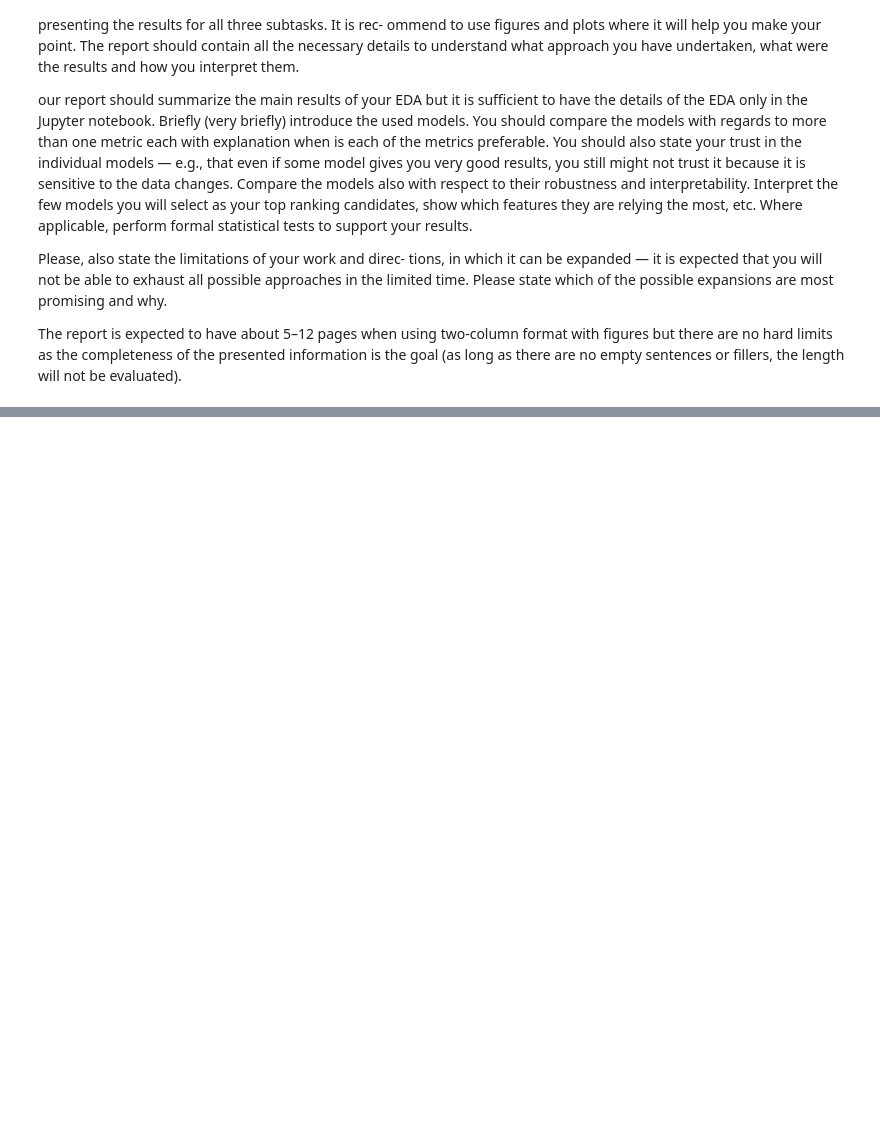
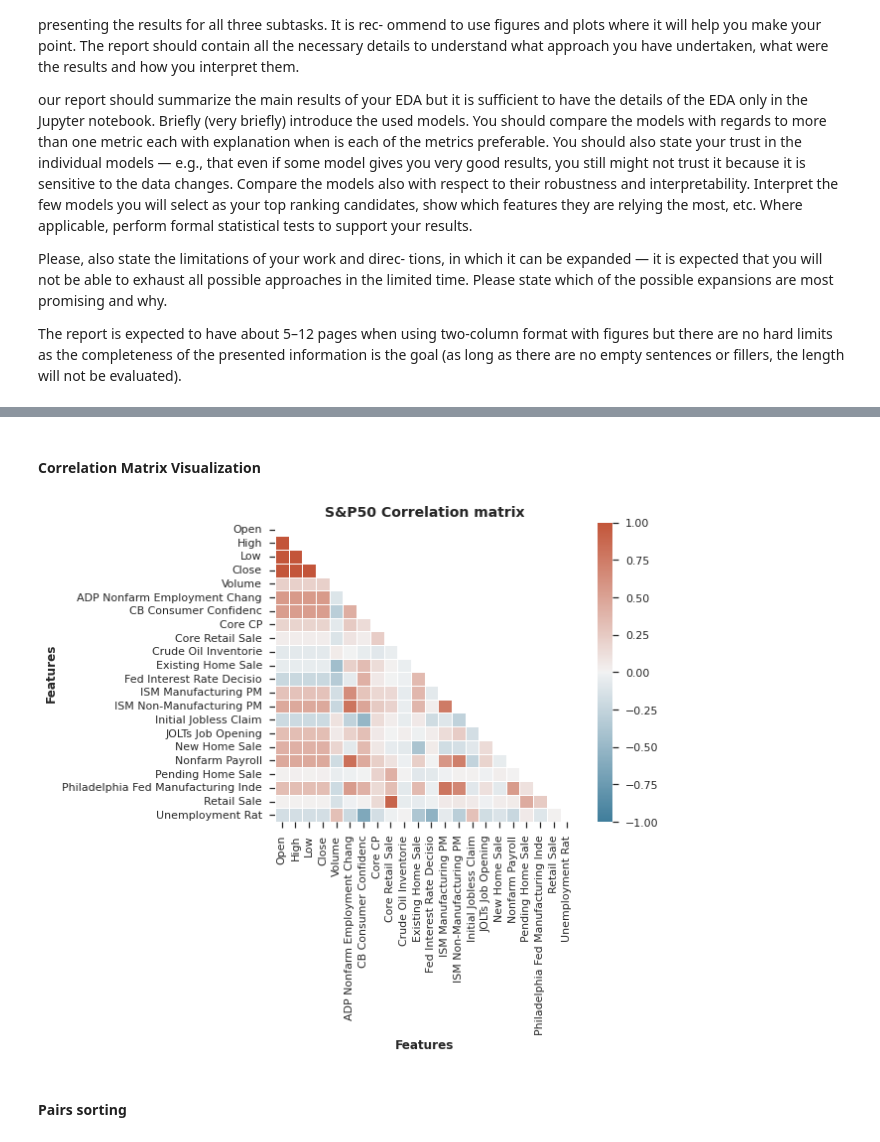
Before and after one commit to JanKorinek/03_Regression-SP500_Volumes_Prediction, a Jupyter notebook: EDA-S&P500_Regression.ipynb, the cells around one changed output, grey strips where cells are left out. Saved outputs shown, nothing was run; the diff lists cells and outputs as text; code cells hidden in the pictures; blank space fills up the shorter version.

```diff
--- a/EDA-S&P500_Regression.ipynb
+++ b/EDA-S&P500_Regression.ipynb
@@ -92,0 +294,33 @@ Dataset processing finished in: 0:00:20
+# %% [markdown]
+#### Correlation Matrix Visualization
+# %%
+# Clean and prepare df for correlation matrix plot
+df_cat = sp500_work.copy(deep=True)
+df_cat = df_cat.dropna()
+
+# df_cat = df_cat.drop(columns=['date', 'year_month', 'year'])
+# df_cat = pd.get_dummies(df_cat)
+
+# Compute the correlation matrix
+corr = df_cat.corr()
+
+# Generate a mask for the upper triangle
+mask = np.triu(np.ones_like(corr, dtype=bool))
+
+# Set up the matplotlib figure
+f, ax = plt.subplots(figsize=(10, 8))
+
+# Generate a custom diverging colormap
+cmap = sns.diverging_palette(230, 20, as_cmap=True)
+
+# Plot the matrix
+sns.heatmap(corr, mask=mask, annot=False, square=True, linewidths=.5, vmin=-1, vmax=1, cmap=cmap)
+plt.title("S&P500 Correlation matrix", fontsize=MEDIUM_SIZE, fontweight='bold')
+plt.xlabel("Features", fontweight='bold', fontsize=SMALL_SIZE,)
+plt.ylabel("Features", fontweight='bold', fontsize=SMALL_SIZE,)
+plt.tight_layout()
+plt.savefig('export/sp500_corr_matrix.pdf', dpi=1000)
+# %% [output]
+[figure, added]
+# %% [markdown]
+#### Pairs sorting
```
Also changed, not shown: parts of 19 cells of this notebook.
